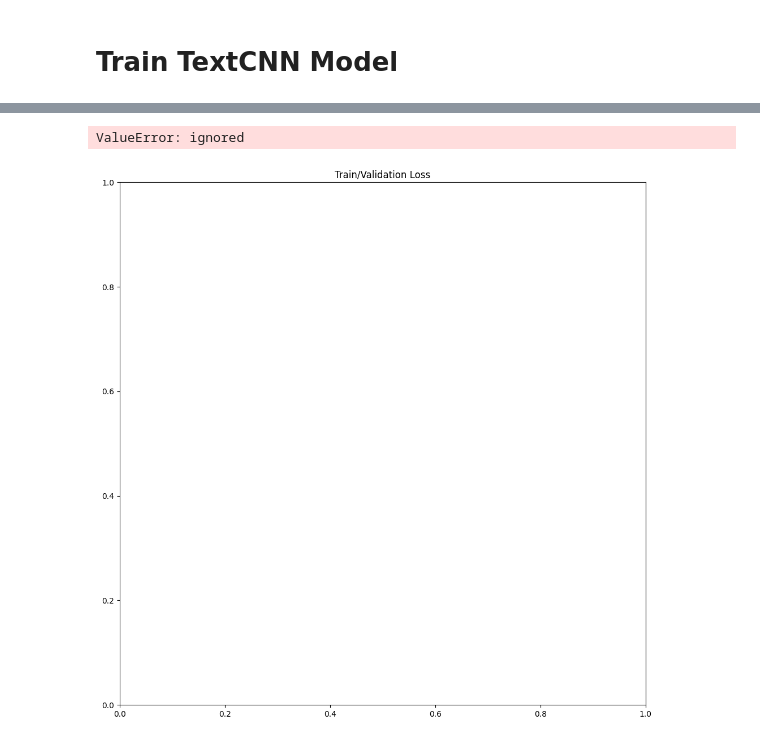
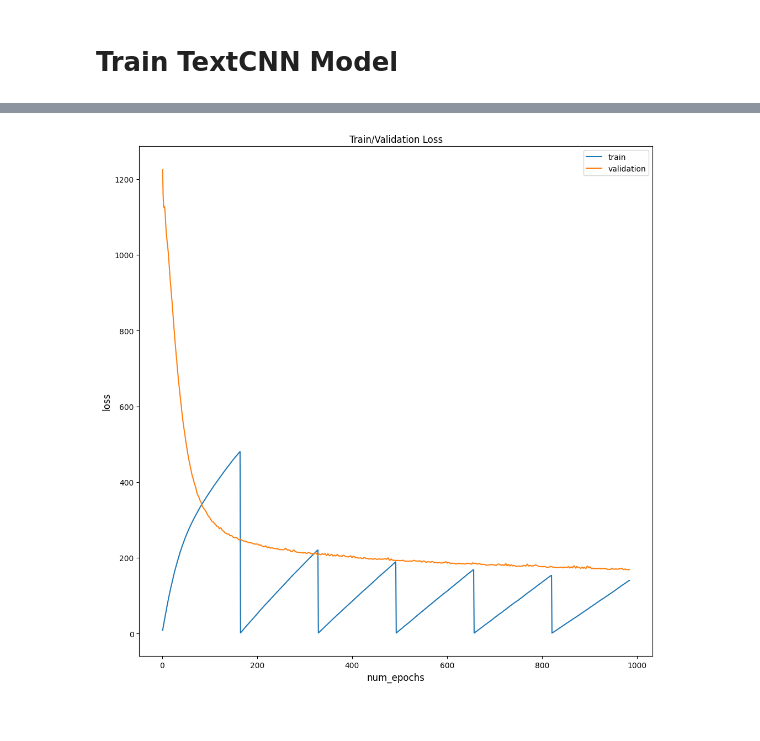
Before and after one commit to ArslanAmanov/AI-ML-DL, a Jupyter notebook: Kaggle Projects /UCI ML drug dataset/uci_ml drug test project NLP_multiclass classific.ipynb, the cells around one changed output, grey strips where cells are left out. Cells and saved outputs as stored; diff of their text form; code cells hidden in the pictures.

```diff
--- a/Kaggle Projects /UCI ML drug dataset/uci_ml drug test project NLP_multiclass classific.ipynb
+++ b/Kaggle Projects /UCI ML drug dataset/uci_ml drug test project NLP_multiclass classific.ipynb
@@ -335,7 +333,7 @@ for epoch in range(n_epochs):
   start_time = time.time()
   # set model to train configuration
   model.train()
-  avg_loss = 0
+  avg_loss = 0.
   for i, (x_batch, y_batch) in enumerate(train_loader):
     # predict/forward pass
     y_pred = model(x_batch)
@@ -391,14 +404,14 @@ torch.save(model, 'textcnn_model')
 # %%
-def plot_graph(epochs):
-    fig = plt.figure(figsize=(12,12))
+def plot_graph(epochs, train_loss, valid_loss):
+    fig = plt.figure(figsize=(12, 12))
     plt.title("Train/Validation Loss")
-    plt.plot(list(np.arange(epochs) + 1) , train_loss, label='train')
+    plt.plot(list(np.arange(epochs) + 1), train_loss, label='train')
     plt.plot(list(np.arange(epochs) + 1), valid_loss, label='validation')
     plt.xlabel('num_epochs', fontsize=12)
     plt.ylabel('loss', fontsize=12)
     plt.legend(loc='best')
+
+# Example usage:
+plot_graph(len(train_loss), train_loss, valid_loss)
+# %% [output]
+[figure, added]
-# %%
-plot_graph(n_epochs)
-# %% [output]
-ValueError: ignored
-[figure, removed]
```
Also changed, not shown: parts of 8 cells of this notebook.
